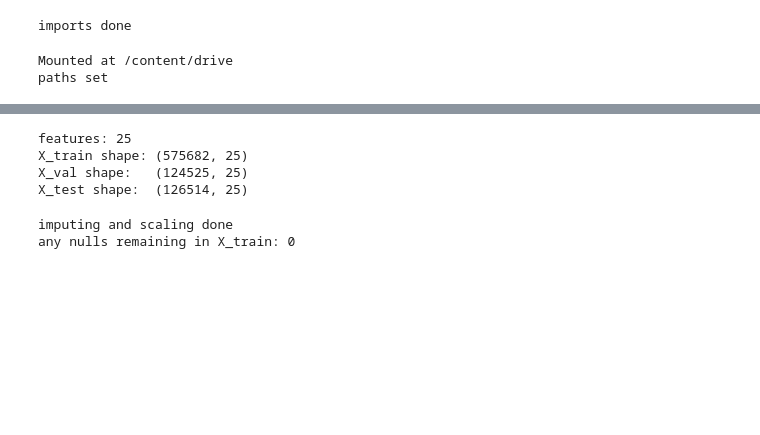
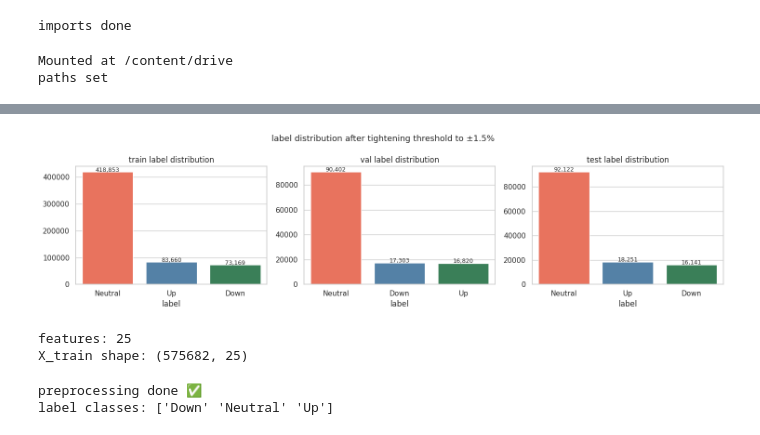
Before and after one commit to SidRoy97/glassbox-trader, a Jupyter notebook: notebooks/03_classification.ipynb, the cells around one changed output, grey strips where cells are left out. Saved outputs shown, nothing was run; the diff lists cells and outputs as text; code cells hidden in the pictures; blank space fills up the shorter version.

```diff
--- a/notebooks/03_classification.ipynb
+++ b/notebooks/03_classification.ipynb
@@ -53,0 +46,18 @@ Name: count, dtype: int64
+# %%
+# tightening the neutral threshold so the model sees fewer ambiguous days
+# this uses the same real returns already computed in notebook 02 — no synthetic data
+
+def make_label(pct):
+    if pct > 0.015:   return 'Up'
+    if pct < -0.015:  return 'Down'
+    return 'Neutral'
+
+for df in [train, val, test]:
+    df['label'] = df['next_day_return'].apply(make_label)
+
+print("train label distribution:")
+print(train['label'].value_counts(normalize=True).mul(100).round(1))
+print("\nval label distribution:")
+print(val['label'].value_counts(normalize=True).mul(100).round(1))
+print("\ntest label distribution:")
+print(test['label'].value_counts(normalize=True).mul(100).round(1))
@@ -54,5 +85,22 @@ Name: count, dtype: int64
+# %%
+# visualizing how the tighter threshold changed class balance
+fig, axes = plt.subplots(1, 3, figsize=(15, 4))
+
+for ax, df, name in zip(axes, [train, val, test], ['train', 'val', 'test']):
+    counts = df['label'].value_counts()
+    sns.barplot(x=counts.index, y=counts.values,
+                hue=counts.index, palette=['tomato','steelblue','seagreen'],
+                legend=False, ax=ax)
+    ax.set_title(f'{name} label distribution')
+    for i, v in enumerate(counts.values):
+        ax.text(i, v + 500, f'{v:,}', ha='center', fontsize=9)
+
+plt.suptitle('label distribution after tightening threshold to ±1.5%', fontsize=13)
+plt.tight_layout()
+plt.show()
+# %% [output]
+[figure, added]
 # %%
-# defining which columns are features and which is the target
 feature_cols = ['open', 'high', 'low', 'close', 'volume',
                 'ma10', 'ma30', 'ma50', 'rsi', 'vol_ratio',
                 'MACD_12_26_9', 'MACDh_12_26_9', 'MACDs_12_26_9',
@@ -61,42 +109,34 @@ feature_cols = ['open', 'high', 'low', 'close', 'volume',
                 'Total Assets', 'Total Liabilities', 'Profit Margin',
                 'Total Equity', 'Operating Margin', 'Current Ratio']
 
-target_col = 'label'
-
-X_train = train[feature_cols]
-y_train = train[target_col]
-
-X_val   = val[feature_cols]
-y_val   = val[target_col]
-
-X_test  = test[feature_cols]
-y_test  = test[target_col]
+X_train, y_train = train[feature_cols], train['label']
+X_val,   y_val   = val[feature_cols],   val['label']
+X_test,  y_test  = test[feature_cols],  test['label']
 
 print("features:", len(feature_cols))
 print("X_train shape:", X_train.shape)
-print("X_val shape:  ", X_val.shape)
-print("X_test shape: ", X_test.shape)
 # %% [output]
 features: 25
 X_train shape: (575682, 25)
-X_val shape:   (124525, 25)
-X_test shape:  (126514, 25)
 # %%
-# imputing nulls with column median — fundamental columns have many nulls
-# using training set statistics only to prevent leakage
+# imputing nulls with training set median, scaling with training set stats
 imputer = SimpleImputer(strategy='median')
 X_train = imputer.fit_transform(X_train)
 X_val   = imputer.transform(X_val)
 X_test  = imputer.transform(X_test)
 
-# scaling features to zero mean and unit variance
 scaler  = StandardScaler()
 X_train = scaler.fit_transform(X_train)
 X_val   = scaler.transform(X_val)
 X_test  = scaler.transform(X_test)
 
-print("imputing and scaling done")
-print("any nulls remaining in X_train:", np.isnan(X_train).sum())
+label_encoder = LabelEncoder()
+y_train_enc   = label_encoder.fit_transform(y_train)
+y_val_enc     = label_encoder.transform(y_val)
+y_test_enc    = label_encoder.transform(y_test)
+
+print("preprocessing done")
+print("label classes:", label_encoder.classes_)
 # %% [output]
-imputing and scaling done
-any nulls remaining in X_train: 0
+preprocessing done ✅
+label classes: ['Down' 'Neutral' 'Up']
```
Also changed, not shown: parts of 18 cells of this notebook, 1 other file.
